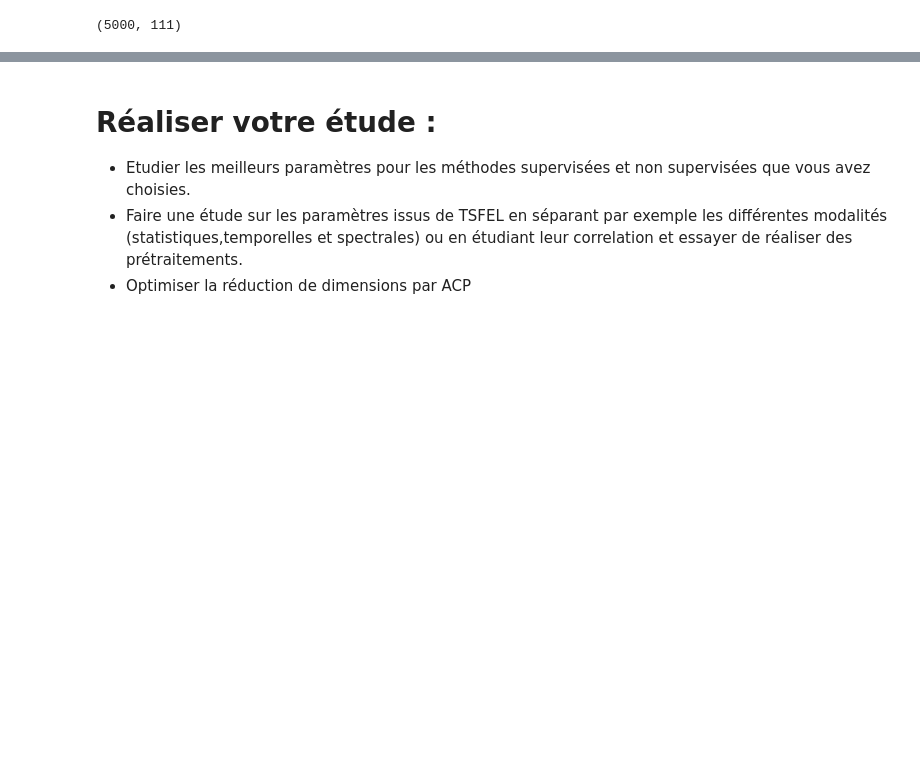
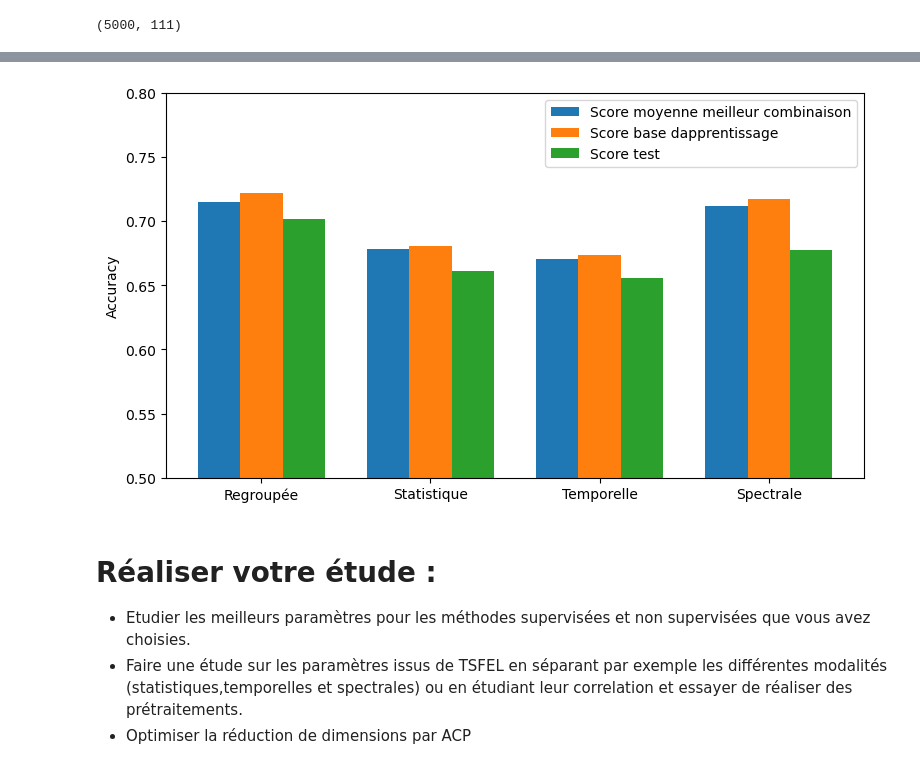
Before and after one commit to ellieee12/ecg_data_classification, a Jupyter notebook: Projet_ECG_Etudiant.ipynb, the cells around one changed output, grey strips where cells are left out. Saved outputs shown, nothing was run; the diff lists cells and outputs as text; code cells hidden in the pictures; blank space fills up the shorter version.

```diff
--- a/Projet_ECG_Etudiant.ipynb
+++ b/Projet_ECG_Etudiant.ipynb
@@ -305,6 +284,7 @@ from sklearn.model_selection import GridSearchCV,StratifiedKFold
 from sklearn.pipeline import Pipeline
 from sklearn.preprocessing import StandardScaler
 pipe = Pipeline([
+    ('scaler', StandardScaler()),
     ('pca', PCA()),
     ('nb', GaussianNB())
 ])
@@ -316,7 +296,8 @@ clf = GridSearchCV(pipe,
                     param_grid=params_NB,
                     cv=StratifiedKFold(n_splits=5, shuffle=True, random_state=0),
                     verbose=1,
-                    scoring='accuracy')
+                    scoring='accuracy',
+                    n_jobs=-1)
 # Apprentissage du modèle et de ses paramètres à l'aide des données étiquettées,
 # c'est-à-dire de la base d'apprentissage, X_train et de ses labels y_train
 clf.fit(DataFeatureApp, LabelApp)
@@ -341,5 +322,9 @@ best_pca = clf.best_estimator_.named_steps['pca']
 
 print('Composantes retenues :', best_pca.n_components_)
 print('Variance expliquée   :', best_pca.explained_variance_ratio_.sum())
+
+score_moyenne_meilleure_combinaison.append(clf.best_score_)
+score_test.append(accuracy_score(LabelTest, y_pred_Bayes))
+score_base_app.append(accuracy_score(LabelApp, y_pred_train_Bayes))
 # %% [output]
 Fitting 5 folds for each of 65 candidates, totalling 325 fits
@@ -399,6 +384,10 @@ best_pca = clf.best_estimator_.named_steps['pca']
 
 print('Composantes retenues :', best_pca.n_components_)
 print('Variance expliquée   :', best_pca.explained_variance_ratio_.sum())
+
+score_moyenne_meilleure_combinaison.append(clf.best_score_)
+score_test.append(accuracy_score(LabelTest, y_pred_Bayes))
+score_base_app.append(accuracy_score(LabelApp, y_pred_train_Bayes))
 # %% [output]
 Fitting 5 folds for each of 117 candidates, totalling 585 fits
 Meilleure combinaison trouvée: {'nb__var_smoothing': 1e-07, 'pca__n_components': 15}
@@ -457,6 +446,10 @@ best_pca = clf.best_estimator_.named_steps['pca']
 
 print('Composantes retenues :', best_pca.n_components_)
 print('Variance expliquée   :', best_pca.explained_variance_ratio_.sum())
+
+score_moyenne_meilleure_combinaison.append(clf.best_score_)
+score_test.append(accuracy_score(LabelTest, y_pred_Bayes))
+score_base_app.append(accuracy_score(LabelApp, y_pred_train_Bayes))
 # %% [output]
 Fitting 5 folds for each of 65 candidates, totalling 325 fits
 Meilleure combinaison trouvée: {'nb__var_smoothing': 1e-12, 'pca__n_components': 14}
@@ -491,6 +484,7 @@ clf = GridSearchCV(pipe,
                     cv=StratifiedKFold(n_splits=5, shuffle=True, random_state=0),
                     verbose=1,
                     scoring='accuracy')
+
 # Apprentissage du modèle et de ses paramètres à l'aide des données étiquettées,
 # c'est-à-dire de la base d'apprentissage, X_train et de ses labels y_train
 clf.fit(DataAppSpec, LabelApp)
@@ -515,6 +509,10 @@ best_pca = clf.best_estimator_.named_steps['pca']
 
 print('Composantes retenues :', best_pca.n_components_)
 print('Variance expliquée   :', best_pca.explained_variance_ratio_.sum())
+
+score_moyenne_meilleure_combinaison.append(clf.best_score_)
+score_test.append(accuracy_score(LabelTest, y_pred_Bayes))
+score_base_app.append(accuracy_score(LabelApp, y_pred_train_Bayes))
 # %% [output]
 Fitting 5 folds for each of 65 candidates, totalling 325 fits
 Meilleure combinaison trouvée: {'nb__var_smoothing': 1e-12, 'pca__n_components': 14}
@@ -526,5 +524,24 @@ Variance expliquée   : 0.9999995750156875
 [figure]
 [figure]
+# %%
+
+x = np.arange(len(cat))
+w = 0.25
+fig,ax = plt.subplots(figsize=(9,5))
+
+ax.bar(x-w,score_moyenne_meilleure_combinaison,width=w,label='Score moyenne meilleur combinaison')
+ax.bar(x,score_base_app,width=w, label='Score base d''apprentissage' )
+ax.bar(x+w, score_test,width=w,label='Score test')
+
+ax.set_xticks(x)
+ax.set_xticklabels(cat)
+ax.set_ylabel("Accuracy")
+ax.set_ylim(0.5, 0.8)
+ax.legend()
+
+plt.show()
+# %% [output]
+[figure, added]
 # %% [markdown]
 
 # Réaliser votre étude :
```
Also changed, not shown: parts of 7 cells of this notebook.
